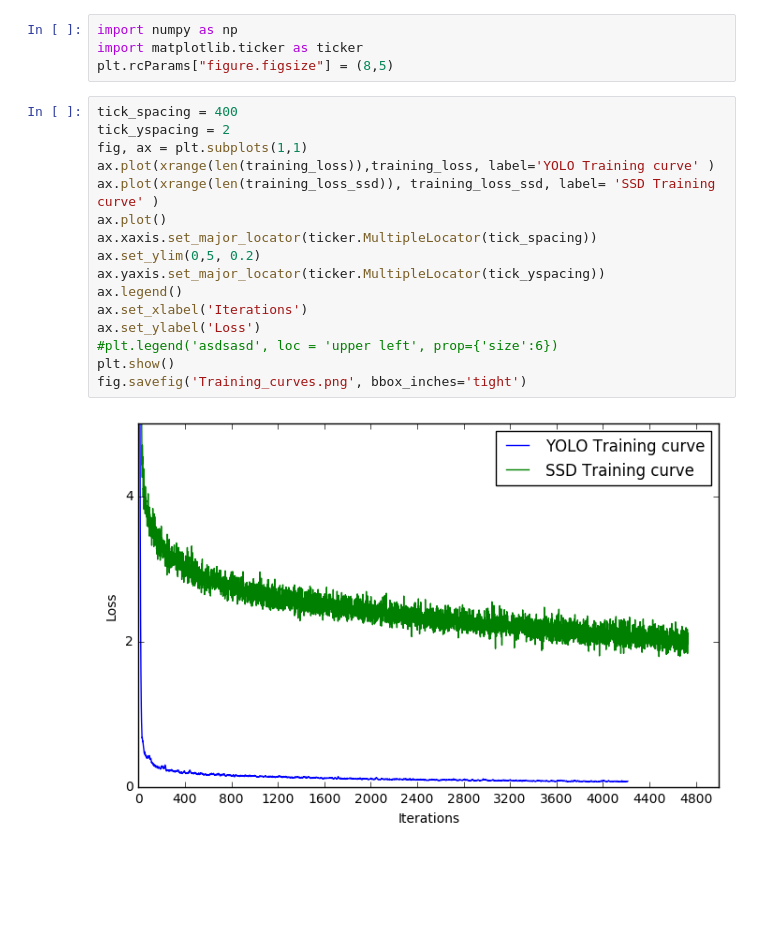
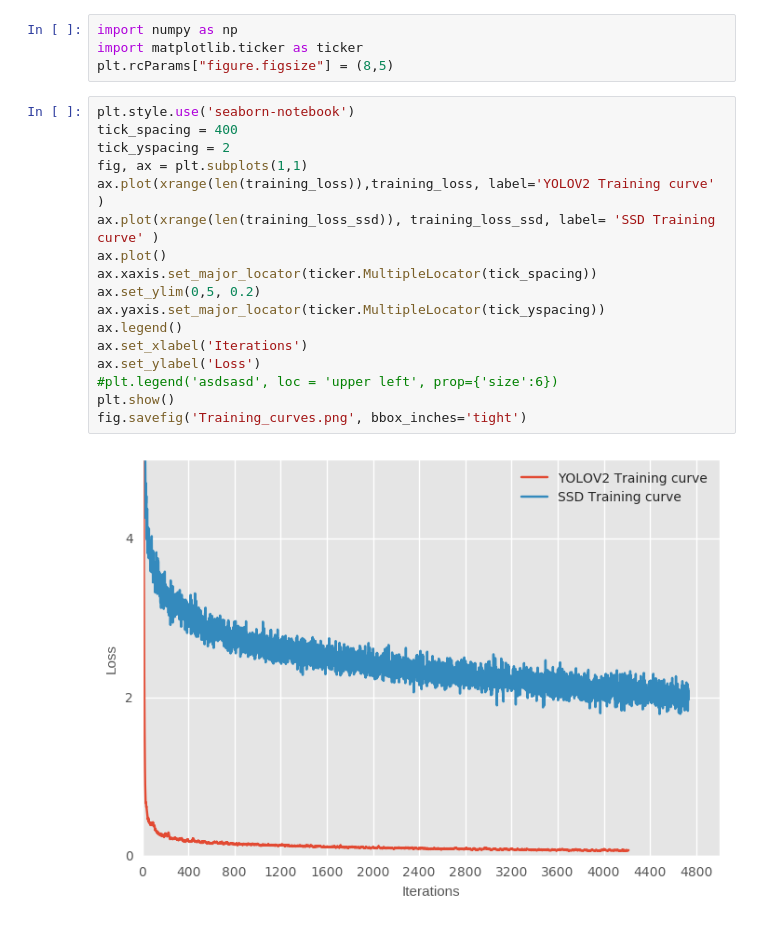
Before and after one commit to SaikiranKannaiah436/RD, a Jupyter notebook: Training_curves_plot.ipynb, the cells around one changed output. Saved outputs shown, nothing was run; the diff lists cells and outputs as text; blank space fills up the shorter version.

Commit message:
Training curves notebook and plots

```diff
--- a/Training_curves_plot.ipynb
+++ b/Training_curves_plot.ipynb
@@ -52,20 +42,21 @@ import numpy as np
 import matplotlib.ticker as ticker
 plt.rcParams["figure.figsize"] = (8,5)
 # %%
+plt.style.use('seaborn-notebook')
 tick_spacing = 400
 tick_yspacing = 2
 fig, ax = plt.subplots(1,1)
-ax.plot(xrange(len(training_loss)),training_loss, label='YOLO Training curve' )
+ax.plot(xrange(len(training_loss)),training_loss, label='YOLOV2 Training curve' )
 ax.plot(xrange(len(training_loss_ssd)), training_loss_ssd, label= 'SSD Training curve' )
 ax.plot()
 ax.xaxis.set_major_locator(ticker.MultipleLocator(tick_spacing))
 ax.set_ylim(0,5, 0.2)
 ax.yaxis.set_major_locator(ticker.MultipleLocator(tick_yspacing))
 ax.legend()
 ax.set_xlabel('Iterations')
 ax.set_ylabel('Loss')
 #plt.legend('asdsasd', loc = 'upper left', prop={'size':6})
 plt.show()
 fig.savefig('Training_curves.png', bbox_inches='tight')
 # %% [output]
-[figure, old version]
+[figure, new version]
```
Also changed, not shown: parts of 3 cells of this notebook, 1 other file.
